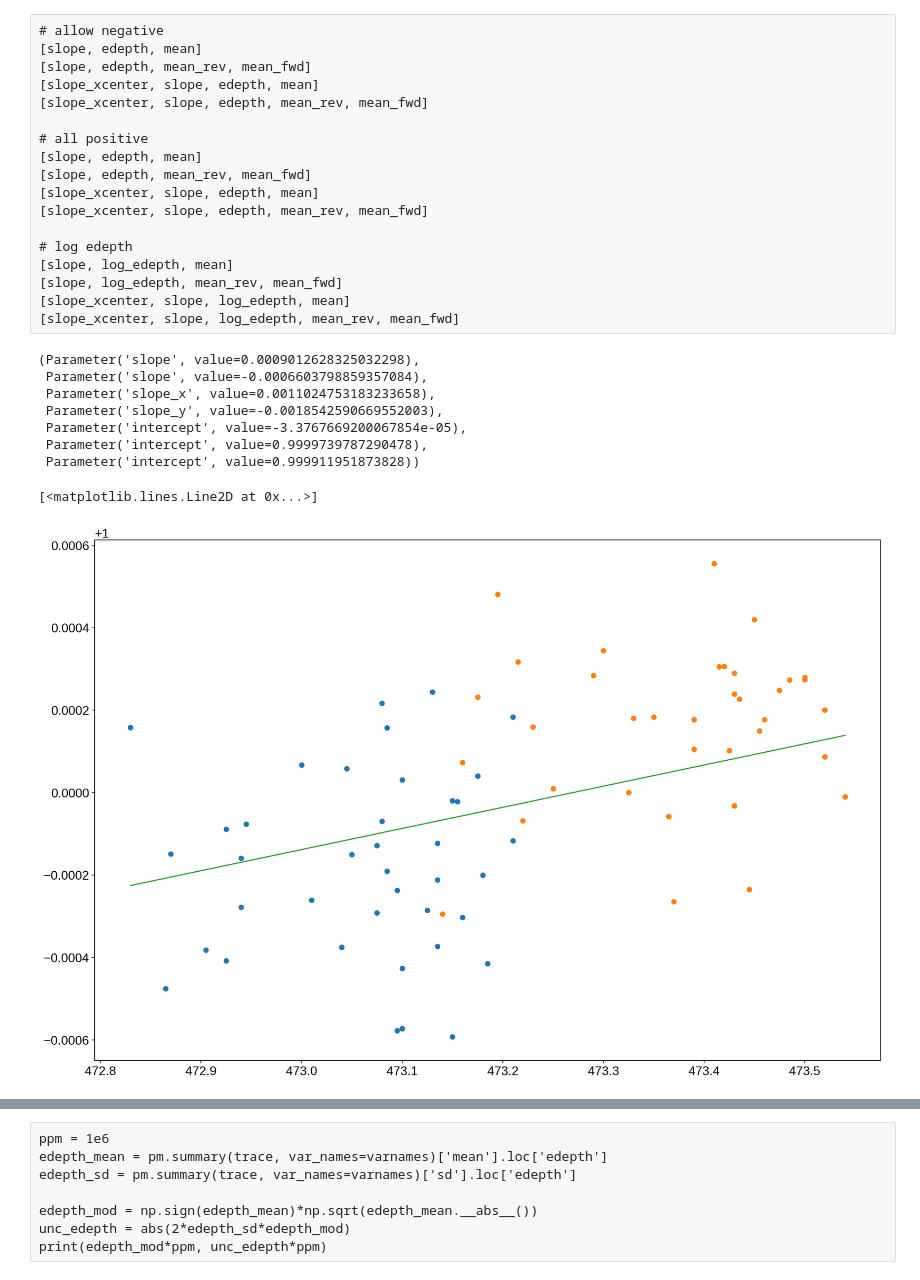
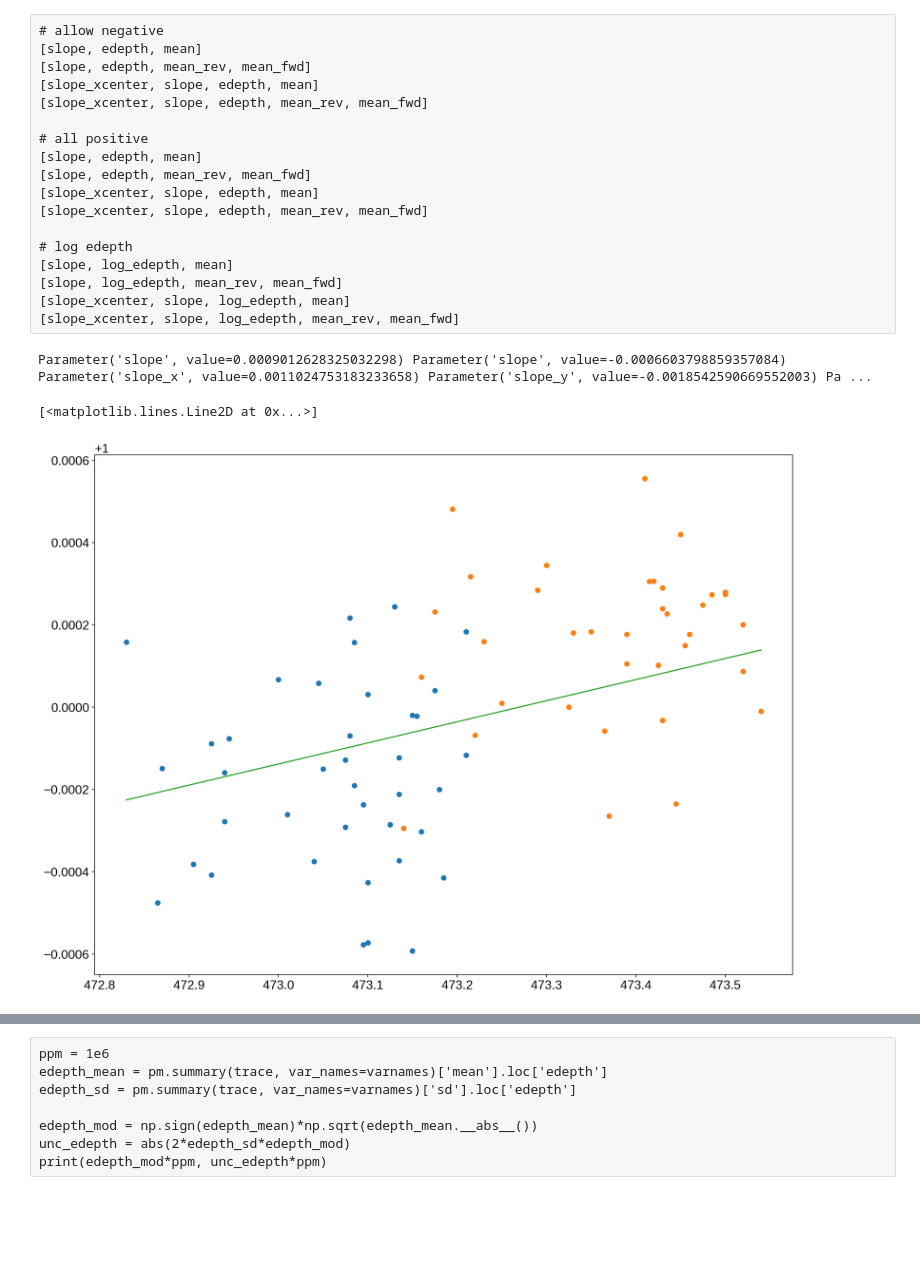
Before and after one commit to exowanderer/arctor, a Jupyter notebook: notebooks/example_exoplanet_transit_mcmc_fitting_tutorial_multi-mcmc_xcenter.ipynb, the cells around one changed output, grey strips where cells are left out. Drawn from its saved outputs; the diff is of its cells as text; code cells hidden in the pictures; blank space fills up the shorter version.

Commit message:
updated new correlation plots

```diff
--- a/notebooks/example_exoplanet_transit_mcmc_fitting_tutorial_multi-mcmc_xcenter.ipynb
+++ b/notebooks/example_exoplanet_transit_mcmc_fitting_tutorial_multi-mcmc_xcenter.ipynb
@@ -601,39 +603,32 @@ mcmc_fits = [fine_grain_mcmcs_with_no_xcenter_lin_edepth_no_split_w_negEcl,
 # %%
 from astropy.modeling.models import Planar2D, Linear1D
 from astropy.modeling.fitting import LinearLSQFitter
 
 fitter_xc = LinearLSQFitter()
 fitter_t = LinearLSQFitter()
 
 model_xc =  Linear1D(slope=1e-3, intercept=np.median(planet.normed_photometry_df[fine_min_snr_colname]))
 model_t =  Linear1D(slope=-1e-3, intercept=0)
 
 fit_t = fitter_t(model_t, times - np.median(times), planet.normed_photometry_df[fine_min_snr_colname])
 fit_xc = fitter_xc(model_xc, xcenters - np.median(xcenters), planet.normed_photometry_df[fine_min_snr_colname] - fit_t(times - np.median(times)))
 
 model_comb = Planar2D(slope_x=fit_xc.slope, slope_y=fit_t.slope, intercept=fit_t.intercept)
 fit_comb = fitter_t(model_comb, xcenters - np.median(xcenters), times - np.median(times), planet.normed_photometry_df[fine_min_snr_colname])
-fit_xc.slope, fit_t.slope, fit_comb.slope_x, fit_comb.slope_y, fit_xc.intercept, fit_t.intercept, fit_comb.intercept
+print(fit_xc.slope, fit_t.slope, fit_comb.slope_x, fit_comb.slope_y, fit_xc.intercept, fit_t.intercept, fit_comb.intercept)
+
+plt.rcParams['figure.figsize'] = (16,12)
+min_x = xcenters.min()
+max_x = xcenters.max()
+min_t = times.min() - np.median(times)
+max_t = times.max() - np.median(times)
+plt.plot(xcenters[idx_fwd], planet.normed_photometry_df[fine_min_snr_colname][idx_fwd], 'o')
+plt.plot(xcenters[idx_rev], planet.normed_photometry_df[fine_min_snr_colname][idx_rev], 'o')
+
+xcenters_th = np.linspace(min_x, max_x, 100)
+times_th = np.linspace(min_t, max_t, 100)
+plt.plot(xcenters_th, fit_comb(xcenters_th - np.median(xcenters), times_th))
 # %% [output]
-(Parameter('slope', value=0.0009012628325032298),
- Parameter('slope', value=-0.0006603798859357084),
- Parameter('slope_x', value=0.0011024753183233658),
- Parameter('slope_y', value=-0.0018542590669552003),
- Parameter('intercept', value=-3.3767669200067854e-05),
- Parameter('intercept', value=0.9999739787290478),
- Parameter('intercept', value=0.999911951873828))
+Parameter('slope', value=0.0009012628325032298) Parameter('slope', value=-0.0006603798859357084) Parameter('slope_x', value=0.0011024753183233658) Parameter('slope_y', value=-0.0018542590669552003) Pa ...
+[<matplotlib.lines.Line2D at 0x...>]
+[figure, added]
-# %%
-plt.rcParams['figure.figsize'] = (18,12)
-min_x = xcenters.min()
-max_x = xcenters.max()
-min_t = times.min() - np.median(times)
-max_t = times.max() - np.median(times)
-plt.plot(xcenters[idx_fwd], planet.normed_photometry_df[fine_min_snr_colname][idx_fwd], 'o')
-plt.plot(xcenters[idx_rev], planet.normed_photometry_df[fine_min_snr_colname][idx_rev], 'o')
-
-xcenters_th = np.linspace(min_x, max_x, 100)
-times_th = np.linspace(min_t, max_t, 100)
-plt.plot(xcenters_th, fit_comb(xcenters_th - np.median(xcenters), times_th))
-# %% [output]
-[<matplotlib.lines.Line2D at 0x...>]
-[figure, removed]
```
Also changed, not shown: parts of 9 cells of this notebook, 1 other file.
